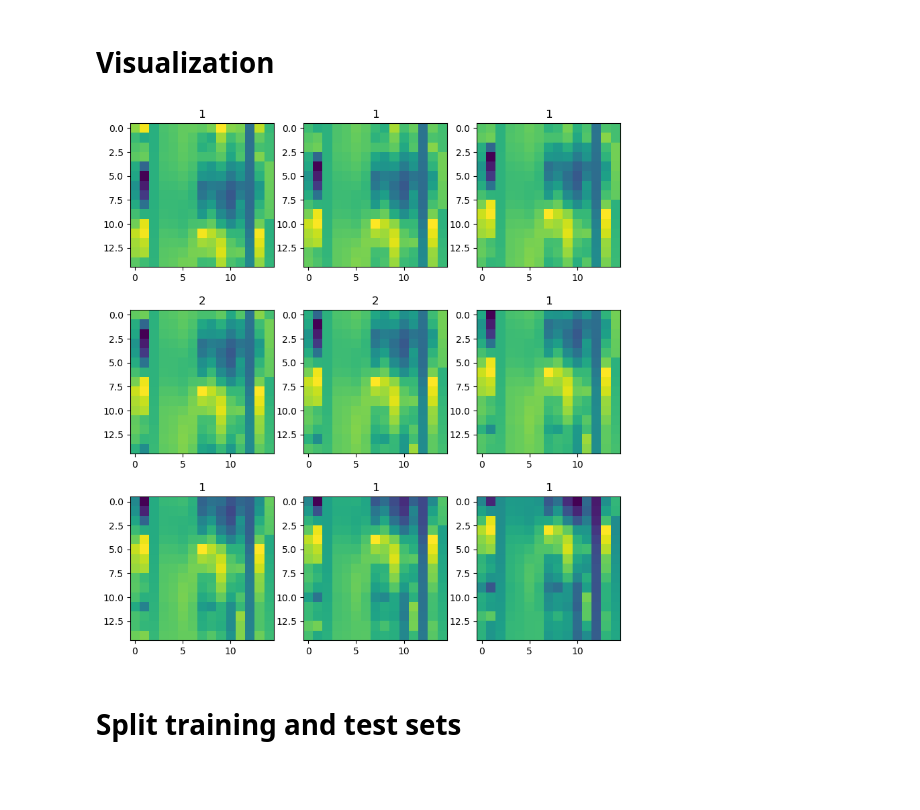
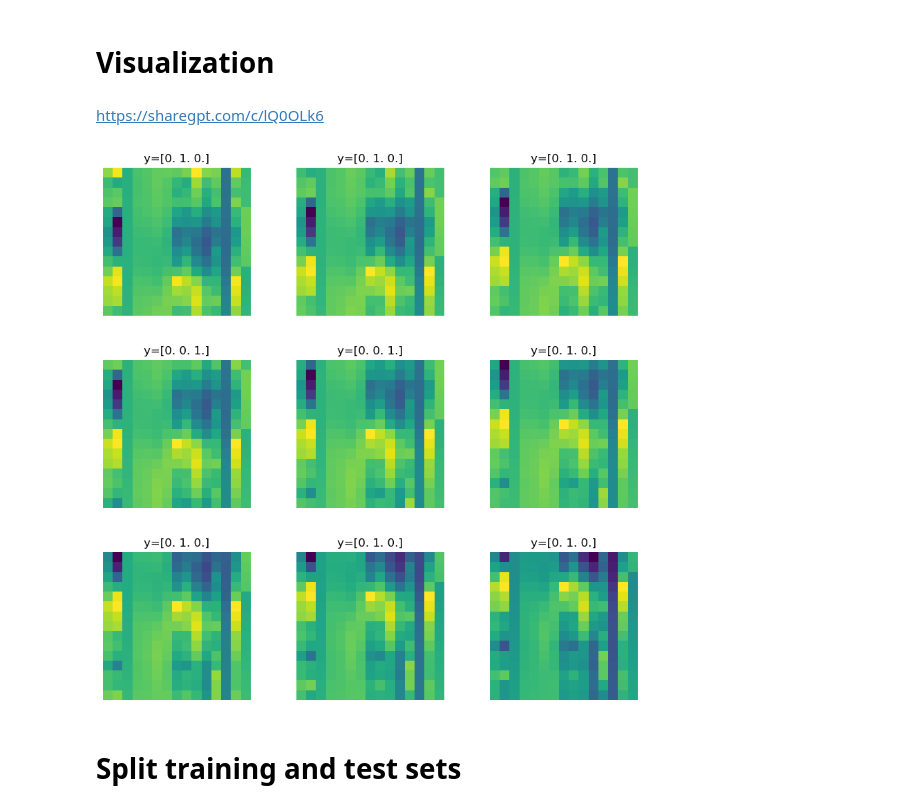
Before and after one commit to skywalker0803r/telegram-investment-advice-bot, a Jupyter notebook: train.ipynb, the cells around one changed output. Cells and saved outputs as stored; diff of their text form; code cells hidden in the pictures; blank space fills up the shorter version.

Commit message:
add https://sharegpt.com/c/lQ0OLk6

```diff
--- a/train.ipynb
+++ b/train.ipynb
@@ -631,19 +631,35 @@ print(ys[:5])
  [0. 0. 1.]]
 # %% [markdown]
 # Visualization
-# %%
-import matplotlib.pyplot as plt
-import matplotlib.image as mpimg
-%matplotlib inline
-Xs_v = Xs.reshape(-1,Xs.shape[1],Xs.shape[2])
-plt.figure(figsize=(10,10))
-plt.subplots_adjust(wspace =0, hspace =0.3)
-for i in range(0,9):
-    plt.subplot(330 + (i+1))
-    plt.imshow(Xs_v[i])
-    plt.title(np.argmax(ys[i]))
-# %% [output]
-[figure, removed]
+# %% [markdown]
+https://sharegpt.com/c/lQ0OLk6
+# %%
+import matplotlib.pyplot as plt
+
+# n为batch大小，这里设为9
+n = 9
+
+# 生成一个九宫格的画布
+fig, axs = plt.subplots(3, 3, figsize=(10, 10))
+
+# 遍历batch中的每一个样本，依次画出对应的矩阵和标注
+for i in range(n):
+    # 获取当前样本的矩阵和标注
+    x = Xs[i]
+    y = ys[i]
+
+    # 在对应的子图上画出矩阵和标注
+    axs[i//3, i%3].imshow(x)
+    axs[i//3, i%3].set_title('y={}'.format(y))
+    axs[i//3, i%3].axis('off')
+
+# 调整子图之间的距离
+plt.subplots_adjust(hspace=0.3, wspace=0.3)
+
+# 显示画布
+plt.show()
+# %% [output]
+[figure, added]
 # %% [markdown]
 # Split training and test sets
 # %%
```
